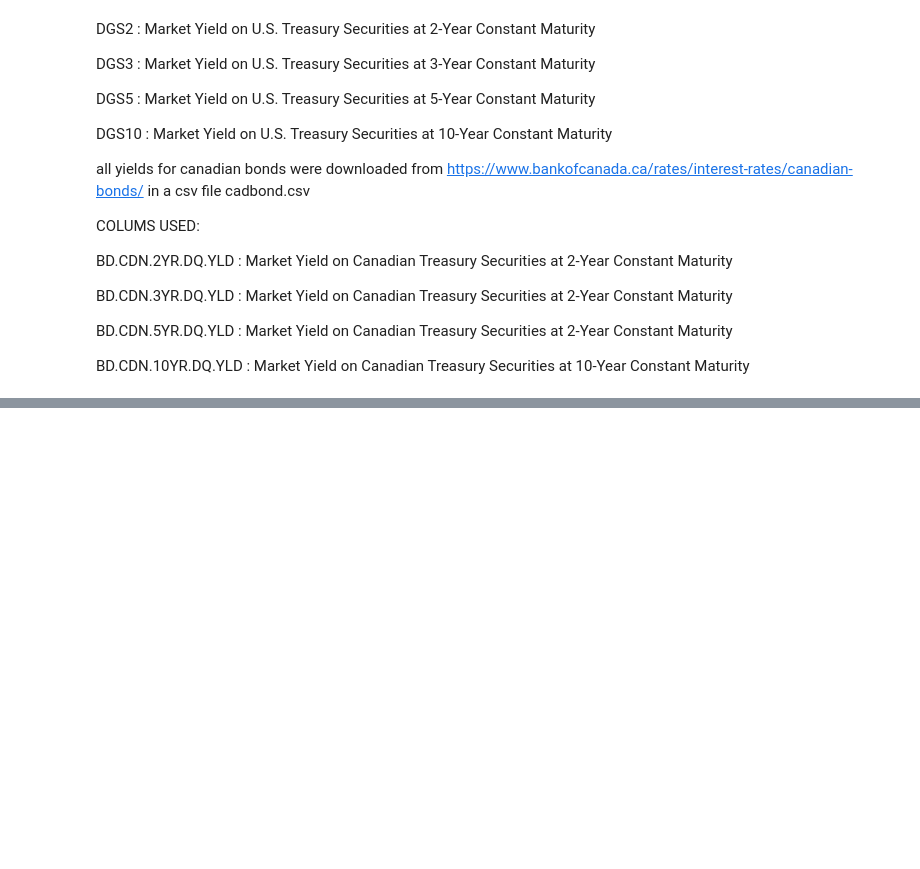
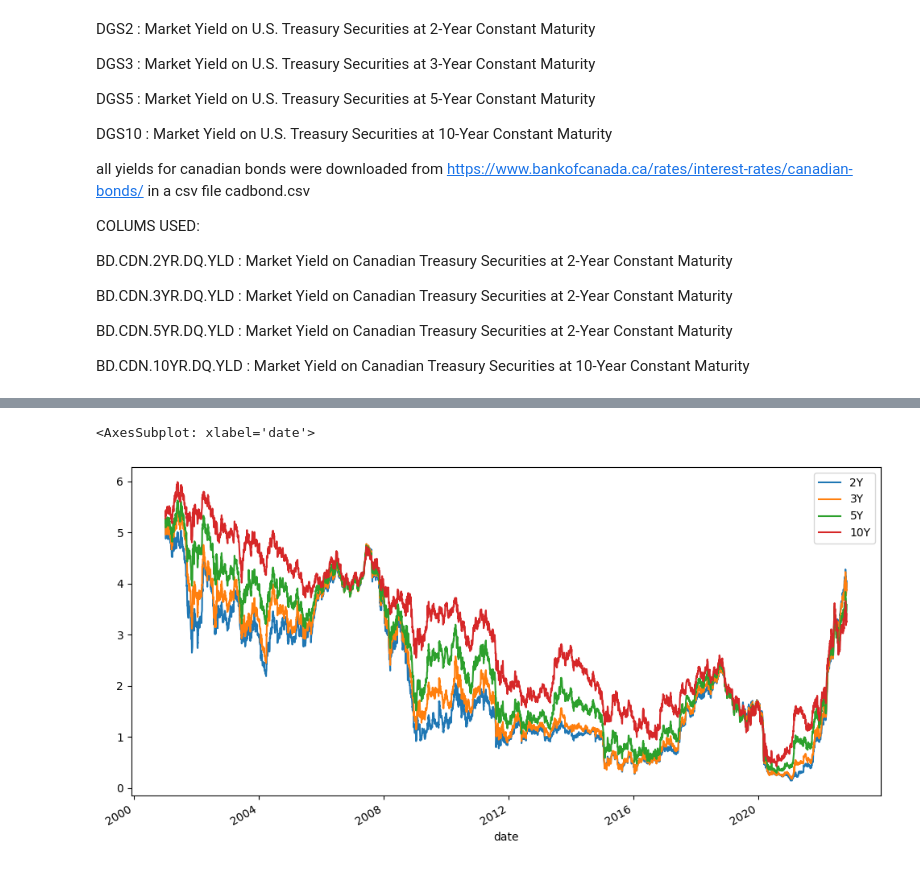
Before and after one commit to felixpoirier1/PolyFinances, a Jupyter notebook: bond_yield.ipynb, the cells around one changed output, grey strips where cells are left out. Saved outputs shown, nothing was run; the diff lists cells and outputs as text; code cells hidden in the pictures; blank space fills up the shorter version.

```diff
--- a/bond_yield.ipynb
+++ b/bond_yield.ipynb
@@ -71,0 +38,6 @@ usd.to_csv('data/dataset/usdbond.csv')
+# %%
+cad.ffill(inplace=True)
+cad.plot(figsize=(12,6))
+# %% [output]
+<AxesSubplot: xlabel='date'>
+[figure, added]
```
Also changed, not shown: parts of 14 cells of this notebook.
